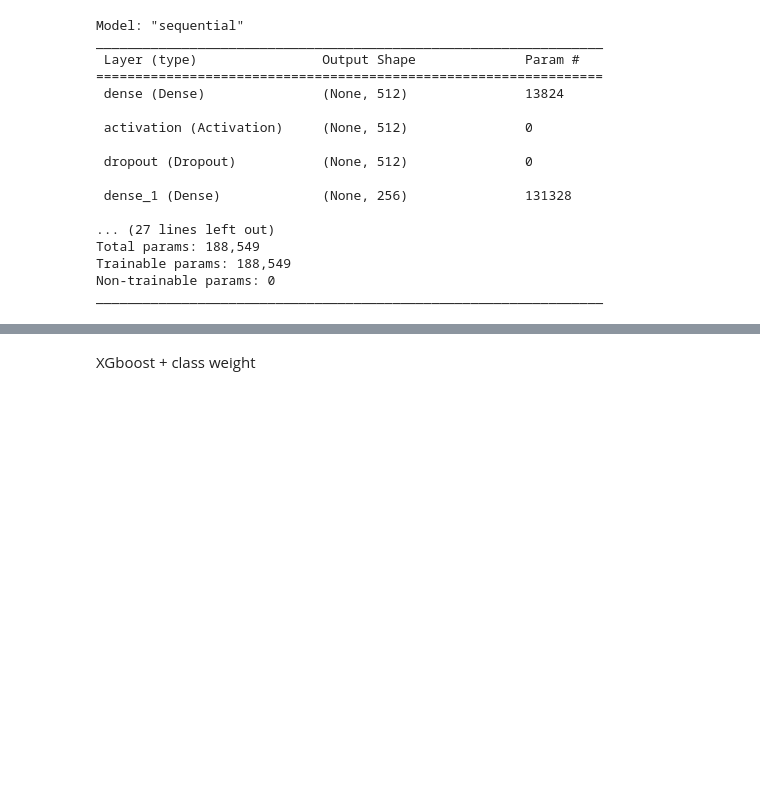
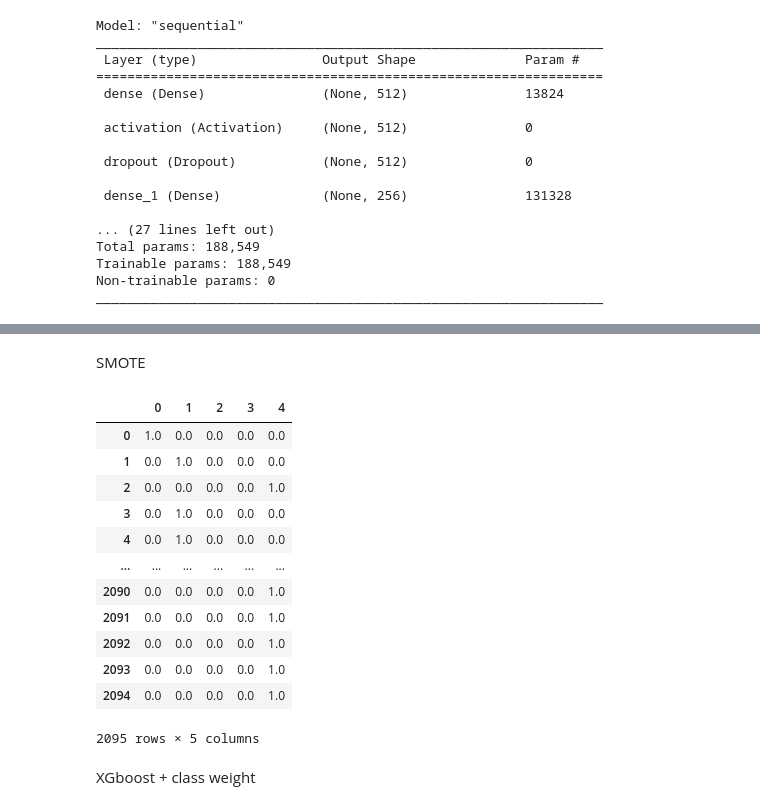
Before and after one commit to ann88412a/Multimodal-Analysis-for-Early-Detection-and-Classification-of-Laryngeal-Disorders, a Jupyter notebook: AI_CUP_medical.ipynb, the cells around one changed output, grey strips where cells are left out. Drawn from its saved outputs; the diff is of its cells as text; code cells hidden in the pictures; blank space fills up the shorter version.

```diff
--- a/AI_CUP_medical.ipynb
+++ b/AI_CUP_medical.ipynb
@@ -244,0 +227,2 @@ Epoch 20/100
+# %% [markdown]
+SMOTE
@@ -245,3 +240,19 @@ Epoch 20/100
+# %%
+y_train_smote_onehot
+# %% [output]
+|  | 0 | 1 | 2 | 3 | 4 |
+| 0 | 1.0 | 0.0 | 0.0 | 0.0 | 0.0 |
+| 1 | 0.0 | 1.0 | 0.0 | 0.0 | 0.0 |
+| 2 | 0.0 | 0.0 | 0.0 | 0.0 | 1.0 |
+| 3 | 0.0 | 1.0 | 0.0 | 0.0 | 0.0 |
+| 4 | 0.0 | 1.0 | 0.0 | 0.0 | 0.0 |
+| ... | ... | ... | ... | ... | ... |
+| 2090 | 0.0 | 0.0 | 0.0 | 0.0 | 1.0 |
+| 2091 | 0.0 | 0.0 | 0.0 | 0.0 | 1.0 |
+| 2092 | 0.0 | 0.0 | 0.0 | 0.0 | 1.0 |
+| 2093 | 0.0 | 0.0 | 0.0 | 0.0 | 1.0 |
+| 2094 | 0.0 | 0.0 | 0.0 | 0.0 | 1.0 |
+2095 rows × 5 columns
 # %% [markdown]
 XGboost + class weight
 # %%
```
Also changed, not shown: parts of 7 cells of this notebook, 1 other file.
